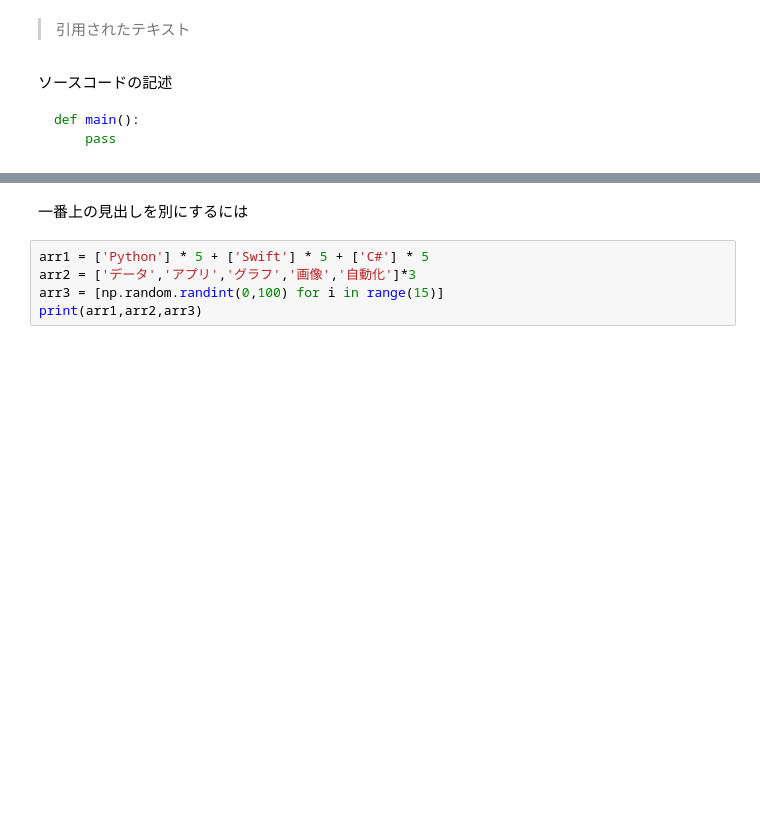
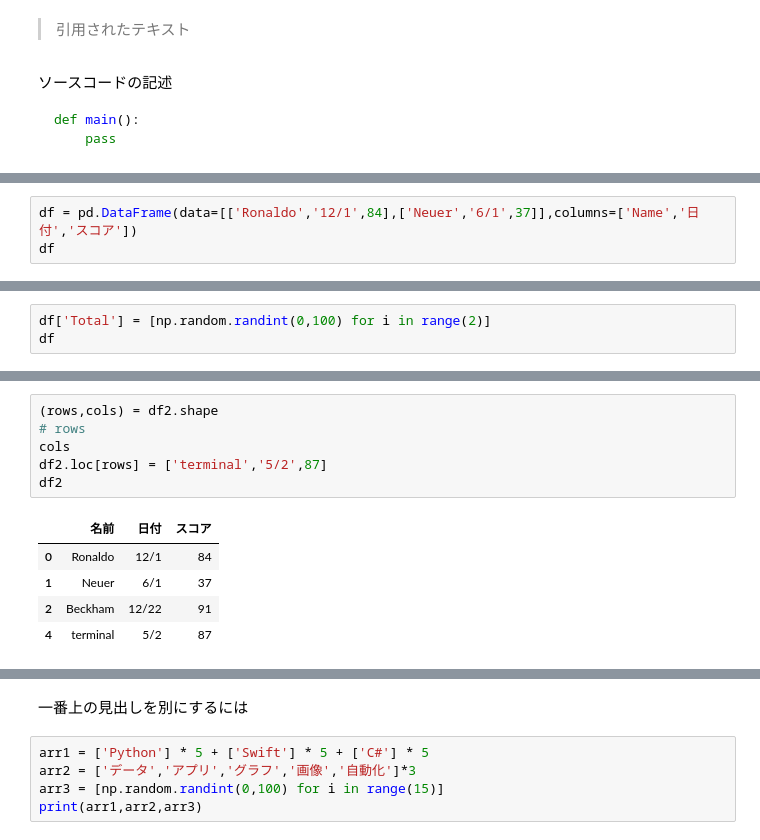
Before and after one commit to Jin01-galaxy/Learn_Python3, a Jupyter notebook: Tableau/Tableau_data_science/Learn_jupyter.ipynb, the cells around one changed output, grey strips where cells are left out. Cells and saved outputs as stored; diff of their text form; blank space fills up the shorter version.

```diff
--- a/Tableau/Tableau_data_science/Learn_jupyter.ipynb
+++ b/Tableau/Tableau_data_science/Learn_jupyter.ipynb
@@ -140,0 +134,3 @@ df
+# %%
+df = pd.DataFrame(data=[['Ronaldo','12/1',84],['Neuer','6/1',37]],columns=['Name','日付','スコア'])
+df
@@ -140,0 +146,3 @@ df
+# %%
+df['Total'] = [np.random.randint(0,100) for i in range(2)]
+df
@@ -140,0 +177,12 @@ df
+# %%
+(rows,cols) = df2.shape
+# rows
+cols
+df2.loc[rows] = ['terminal','5/2',87]
+df2
+# %% [output]
+|  | 名前 | 日付 | スコア |
+| 0 | Ronaldo | 12/1 | 84 |
+| 1 | Neuer | 6/1 | 37 |
+| 2 | Beckham | 12/22 | 91 |
+| 4 | terminal | 5/2 | 87 |
```
Also changed, not shown: parts of 34 cells of this notebook, 1 other file.
